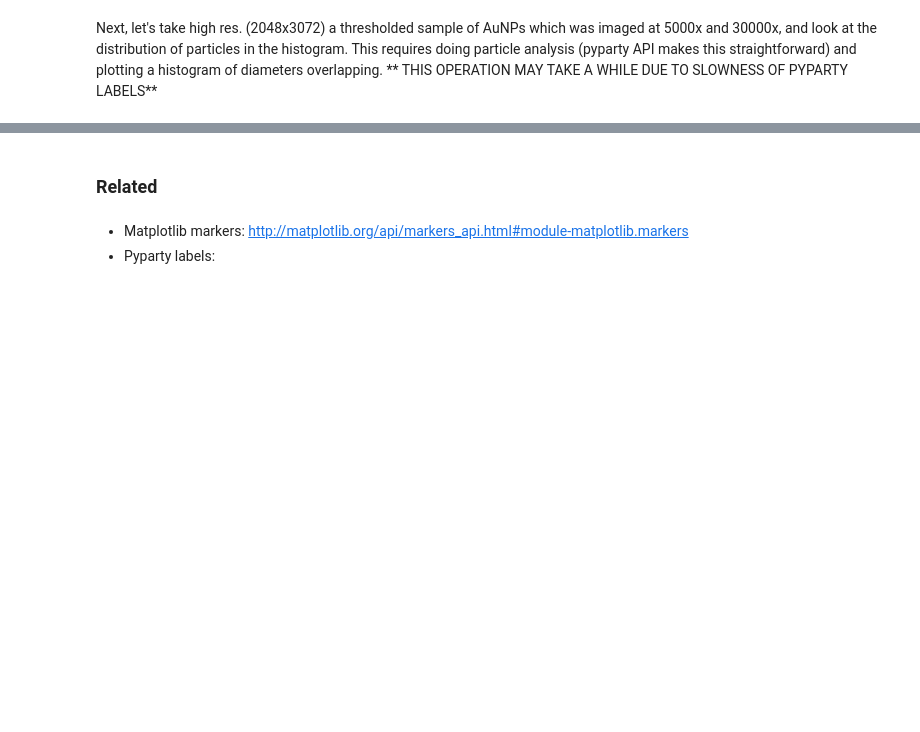
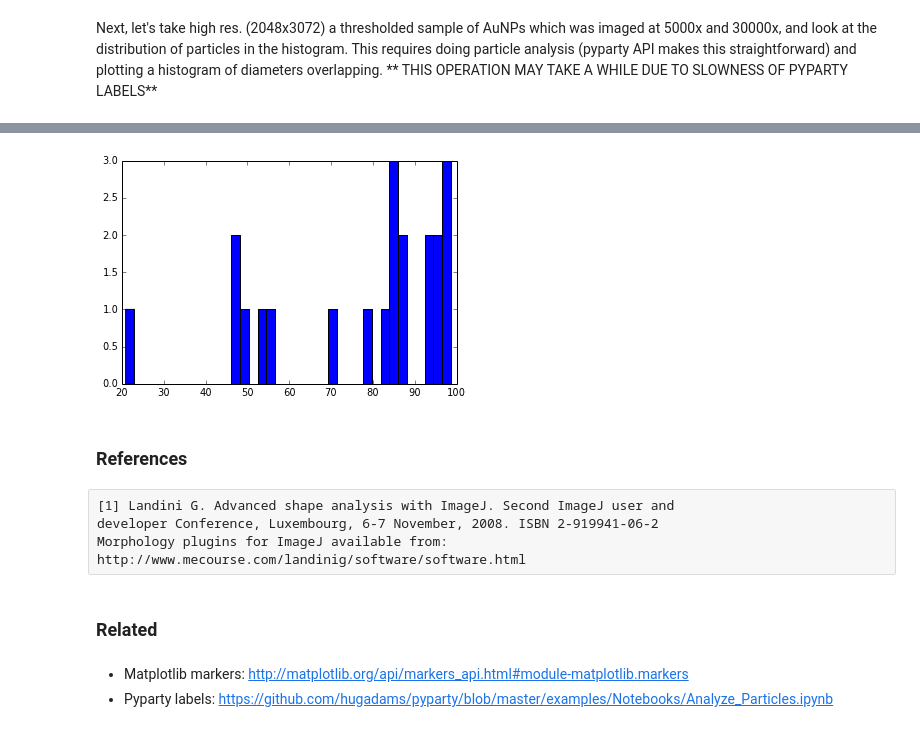
Before and after one commit to hughesadam87/imgproc_supplemental, a Jupyter notebook: Notebooks/digitization.ipynb, the cells around one changed output, grey strips where cells are left out. Drawn from its saved outputs; the diff is of its cells as text; code cells hidden in the pictures; blank space fills up the shorter version.

```diff
--- a/Notebooks/digitization.ipynb
+++ b/Notebooks/digitization.ipynb
@@ -174,3 +175,3 @@ c_30k.show(ax2);
 # %%
-labels_5k = c_5k.from_labels(exclude='white', pbinary=False)
-labels_30k = c_30k.from_labels(exclude='white', pbinary=False)
+labels_5k = c_5k.from_labels(exclude='white', pbinary=False, pmin=4)
+labels_30k = c_30k.from_labels(exclude='white', pbinary=False, pmin=4)
@@ -179,5 +178,27 @@ labels_30k = c_30k.from_labels(exclude='white', pbinary=False)
+# %%
+SCALE = 2.78 * 10/3.
+
+areas_nm = labels_30k.area * SCALE**2
+d_nm = np.sqrt(4 * areas_nm  / np.pi) #PIXELS
+d_slice = d_nm[(d_nm >= 10) & (d_nm <= 100)]
+# %%
+plt.hist(d_slice, bins=37)
+#d_5k_scaled = labels_5k.equivalent_diameter * 3 * 2.78
+#d_30k_scaled = labels_30k.equivalent_diameter * 2.78
+
+#plt.hist(d_5k_scaled, bins=37, normed=True)
+#plt.hist(d_30k_scaled, bins=37, normed=True);
+# %% [output]
+[figure, added]
+# %% [markdown]
+### References
+# %% [raw]
+[1] Landini G. Advanced shape analysis with ImageJ. Second ImageJ user and
+developer Conference, Luxembourg, 6-7 November, 2008. ISBN 2-919941-06-2
+Morphology plugins for ImageJ available from:
+http://www.mecourse.com/landinig/software/software.html
 # %% [markdown]
 ### Related
 # %% [markdown]
 - Matplotlib markers: http://matplotlib.org/api/markers_api.html#module-matplotlib.markers
-- Pyparty labels:
+- Pyparty labels: https://github.com/hugadams/pyparty/blob/master/examples/Notebooks/Analyze_Particles.ipynb
```
Also changed, not shown: parts of 23 cells of this notebook, 2 other files.
